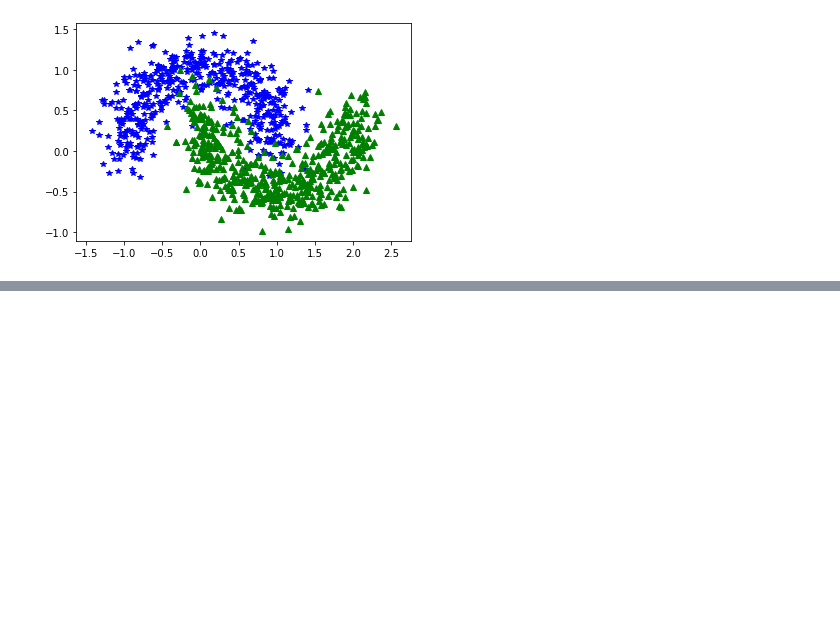
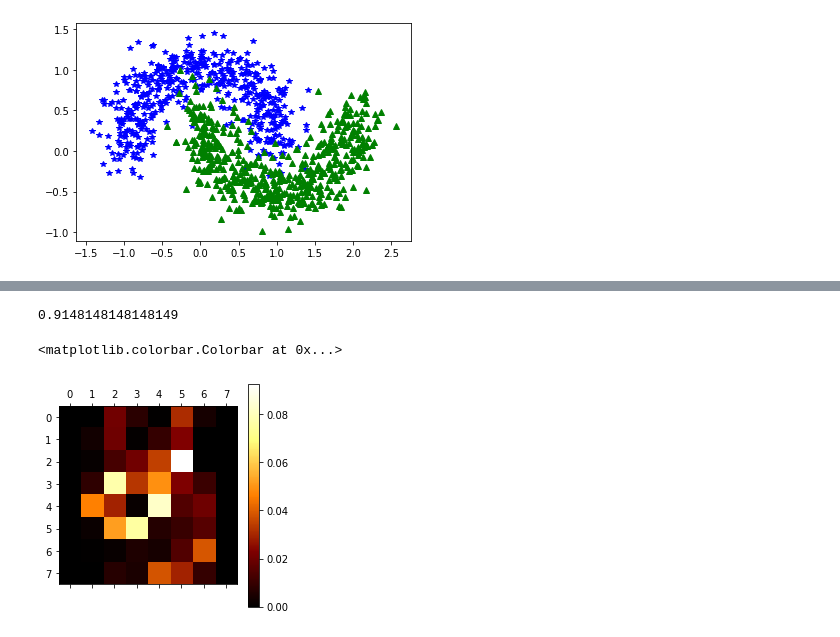
Before and after one commit to SubhoBasak/Learning_DataScience, a Jupyter notebook: 06_RandomForest/random_forest.ipynb, the cells around one changed output, grey strips where cells are left out. Cells and saved outputs as stored; diff of their text form; code cells hidden in the pictures; blank space fills up the shorter version.

```diff
--- a/06_RandomForest/random_forest.ipynb
+++ b/06_RandomForest/random_forest.ipynb
@@ -63,0 +283,16 @@ VotingClassifier 0.9625
+# %%
+forest_clf = RandomForestClassifier(n_estimators = 20, max_features = 50,
+                                   max_leaf_nodes = 30, max_depth = 20)
+forest_clf.fit(X_train, y_train)
+
+forest_clf.score(X_test, y_test)
+# %% [output]
+0.9148148148148149
+# %%
+feat_imp = forest_clf.feature_importances_
+# %%
+plt.matshow(feat_imp.reshape(8, 8), cmap = plt.get_cmap('afmhot'))
+plt.colorbar()
+# %% [output]
+<matplotlib.colorbar.Colorbar at 0x...>
+[figure, added]
```
Also changed, not shown: parts of 33 cells of this notebook, 3 other files.
